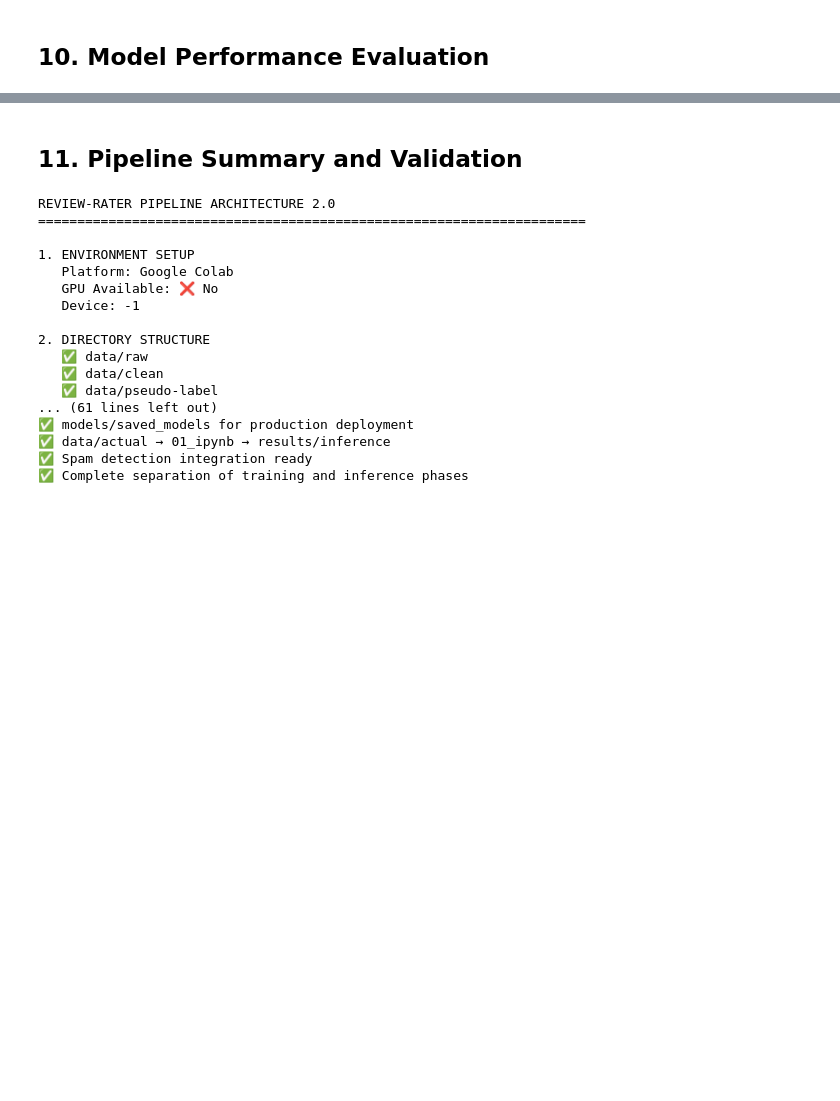
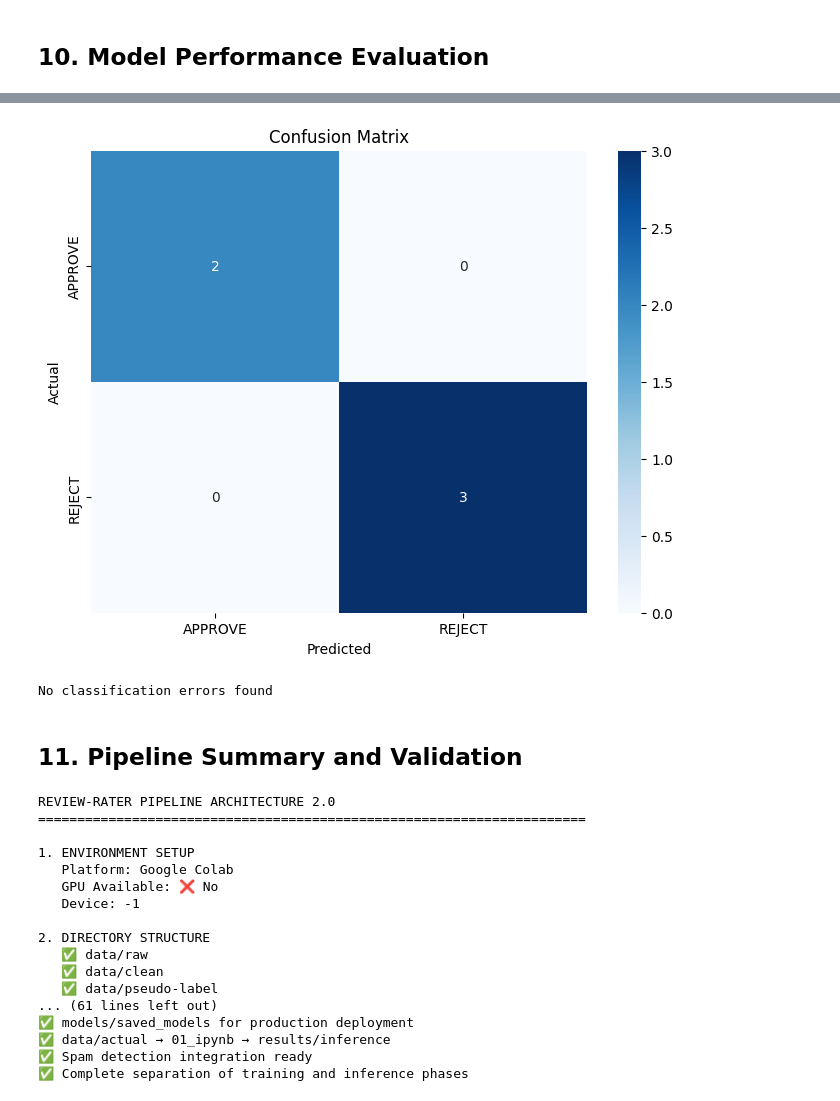
Before and after one commit to tathan08/review-rater, a Jupyter notebook: notebooks/00_colab_complete_pipeline.ipynb, the cells around one changed output, grey strips where cells are left out. Cells and saved outputs as stored; diff of their text form; code cells hidden in the pictures; blank space fills up the shorter version.

Commit message:
model eval metrics changed

```diff
--- a/notebooks/00_colab_complete_pipeline.ipynb
+++ b/notebooks/00_colab_complete_pipeline.ipynb
@@ -1672,0 +1403,72 @@ Evaluation Complete!
+# %%
+# Model Performance Evaluation with Ground Truth
+import pandas as pd
+import numpy as np
+from sklearn.metrics import accuracy_score, classification_report, confusion_matrix
+import matplotlib.pyplot as plt
+import seaborn as sns
+
+def evaluate_model_with_ground_truth(predictions_df):
+    """Evaluate model using actual ground truth labels"""
+
+    print("Model Performance Evaluation")
+    print("=" * 40)
+
+    # Check if we have ground truth
+    if 'gold_label' not in predictions_df.columns:
+        print("No ground truth available - cannot evaluate accuracy")
+        return None
+
+    # Calculate accuracy metrics
+    accuracy = accuracy_score(predictions_df['gold_label'], predictions_df['pred_label'])
+    report = classification_report(predictions_df['gold_label'], predictions_df['pred_label'])
+    cm = confusion_matrix(predictions_df['gold_label'], predictions_df['pred_label'])
+
+    print(f"Overall Accuracy: {accuracy:.3f}")
+    print(f"\nDetailed Classification Report:")
+    print(report)
+
+    # Show confusion matrix
+    plt.figure(figsize=(8, 6))
+    sns.heatmap(cm, annot=True, fmt='d', cmap='Blues',
+                xticklabels=['APPROVE', 'REJECT'],
+                yticklabels=['APPROVE', 'REJECT'])
+    plt.title('Confusion Matrix')
+    plt.ylabel('Actual')
+    plt.xlabel('Predicted')
+    plt.show()
+
+    # Detailed error analysis
+    errors = predictions_df[predictions_df['gold_label'] != predictions_df['pred_label']]
+    if len(errors) > 0:
+        print(f"\nError Analysis ({len(errors)} mistakes out of {len(predictions_df)}):")
+        print("=" * 50)
+        for _, row in errors.iterrows():
+            text_preview = row['text'][:60] + "..." if len(row['text']) > 60 else row['text']
+            print(f"ID {row['id']}: Expected {row['gold_label']}, Got {row['pred_label']}")
+            if 'gold_category' in row:
+                print(f"  Category: Expected {row['gold_category']}, Got {row['pred_category']}")
+            print(f"  Text: {text_preview}")
+            print()
+    else:
+        print("\nNo classification errors found")
+
+    return {
+        'accuracy': accuracy,
+        'total_predictions': len(predictions_df),
+        'errors': len(errors),
+        'error_rate': len(errors) / len(predictions_df)
+    }
+
+# Run evaluation
+if 'hf_results' in locals() and 'df' in locals():
+    # Add ground truth to results
+    if 'gold_label' not in hf_results.columns:
+        hf_results = hf_results.merge(df[['id', 'gold_label', 'gold_category']], on='id', how='left')
+
+    evaluation = evaluate_model_with_ground_truth(hf_results)
+elif 'hf_results' in locals():
+    print("Predictions found but no ground truth data available")
+else:
+    print("No prediction results found - run the HuggingFace pipeline first")
+# %% [output]
@@ -1673,3 +1488,5 @@ Evaluation Complete!
+[figure, added]
+No classification errors found
 # %% [markdown]
 ## 11. Pipeline Summary and Validation
 # %%
```
Also changed, not shown: parts of 7 cells of this notebook.
